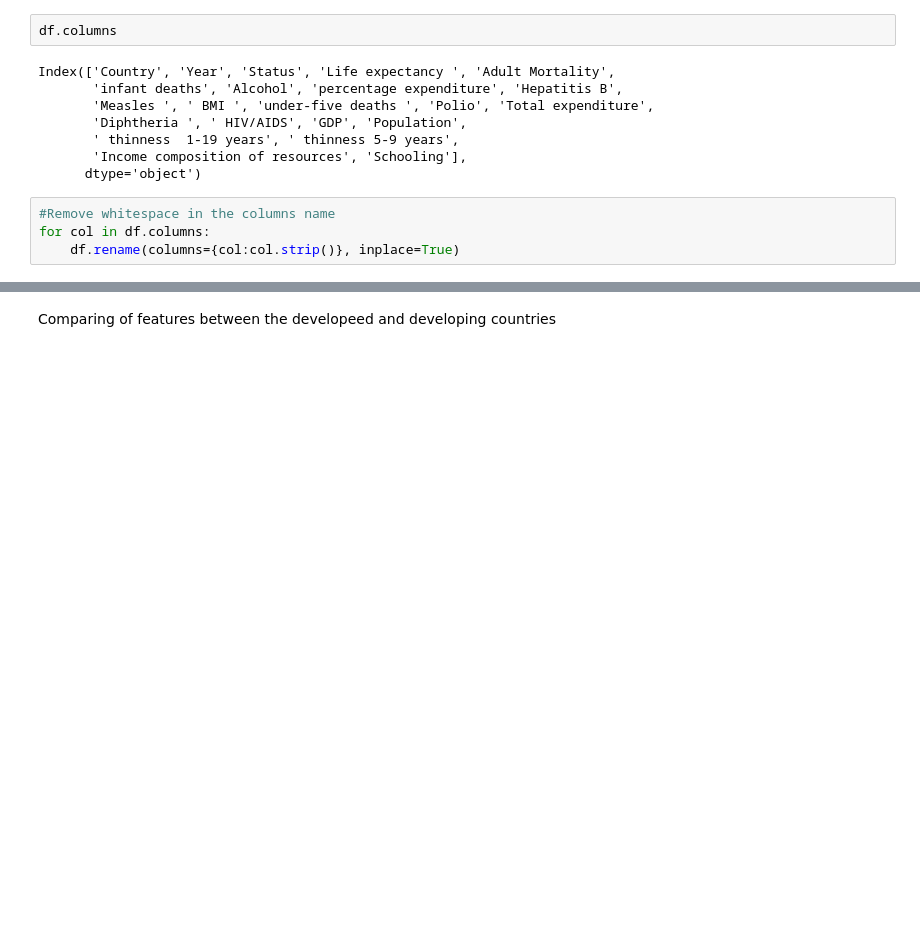
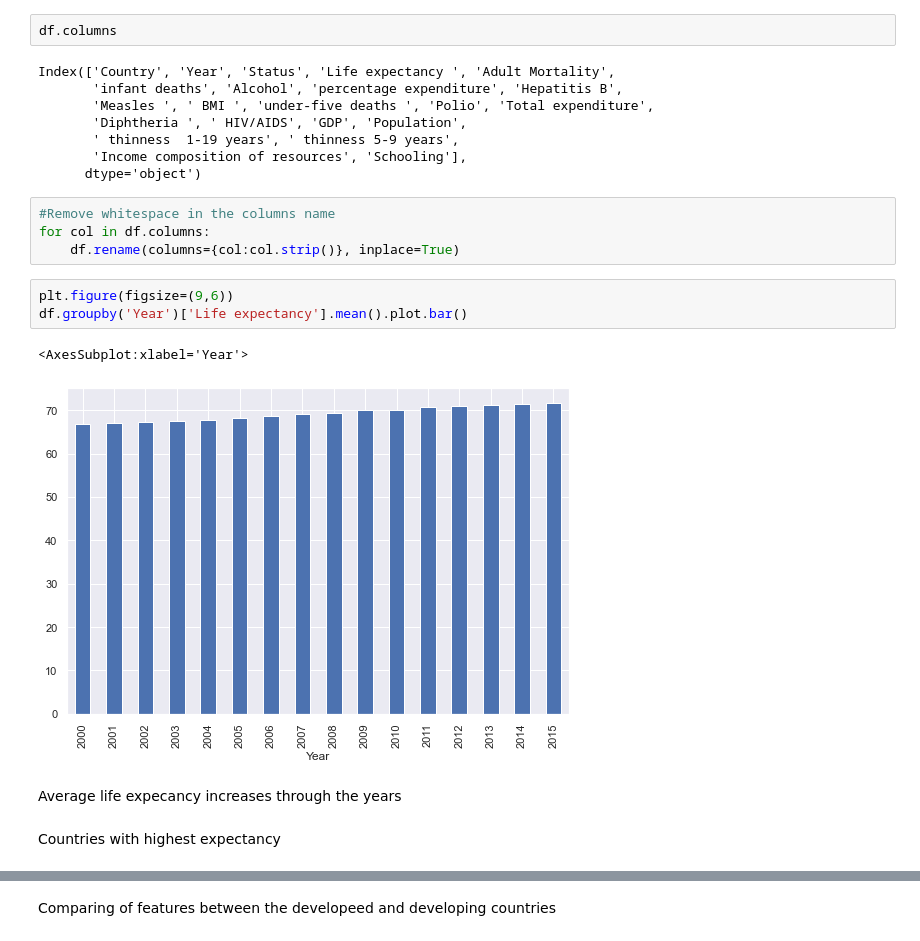
Before and after one commit to apache-21/Statistical_Analysis_factors_affecting_life_expectancy, a Jupyter notebook: exploratory_analysis/LIFE EXPECTANCY.ipynb, the cells around one changed output, grey strips where cells are left out. Saved outputs shown, nothing was run; the diff lists cells and outputs as text; blank space fills up the shorter version.

```diff
--- a/exploratory_analysis/LIFE EXPECTANCY.ipynb
+++ b/exploratory_analysis/LIFE EXPECTANCY.ipynb
@@ -125,3 +127,13 @@ Index(['Country', 'Year', 'Status', 'Life expectancy ', 'Adult Mortality',
 #Remove whitespace in the columns name
 for col in df.columns:
     df.rename(columns={col:col.strip()}, inplace=True)
+# %%
+plt.figure(figsize=(9,6))
+df.groupby('Year')['Life expectancy'].mean().plot.bar()
+# %% [output]
+<AxesSubplot:xlabel='Year'>
+[figure, new version]
+# %% [markdown]
+Average life expecancy increases through the years
+# %% [markdown]
+Countries with highest expectancy
```
Also changed, not shown: parts of 29 cells of this notebook.
